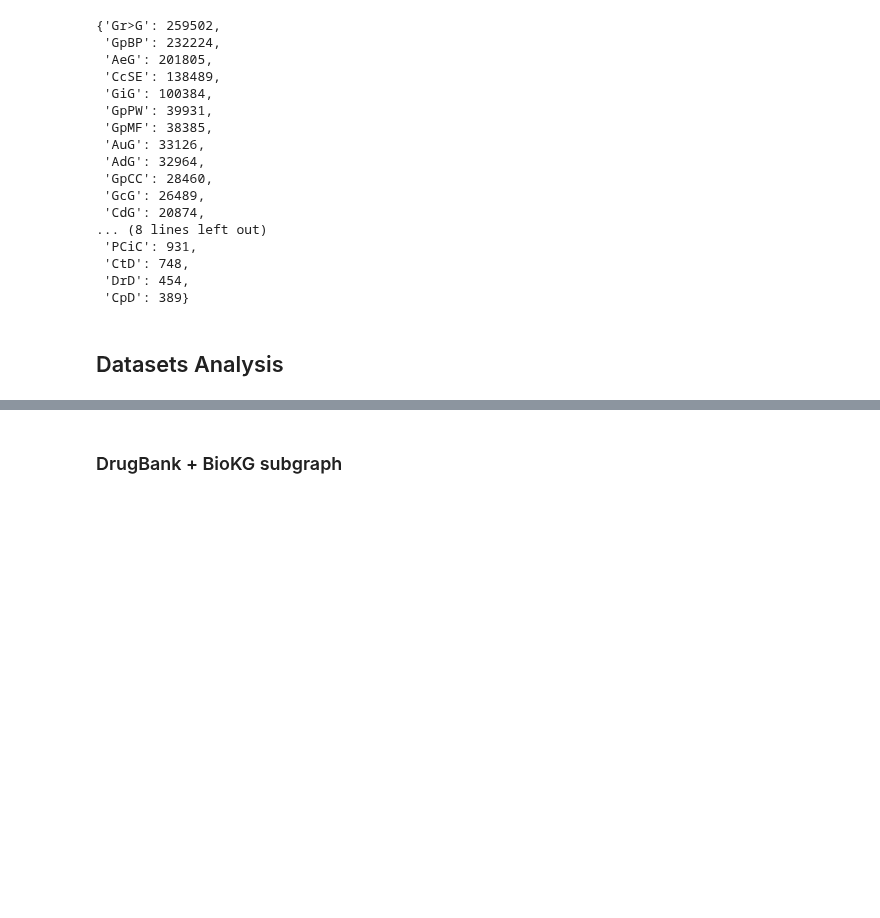
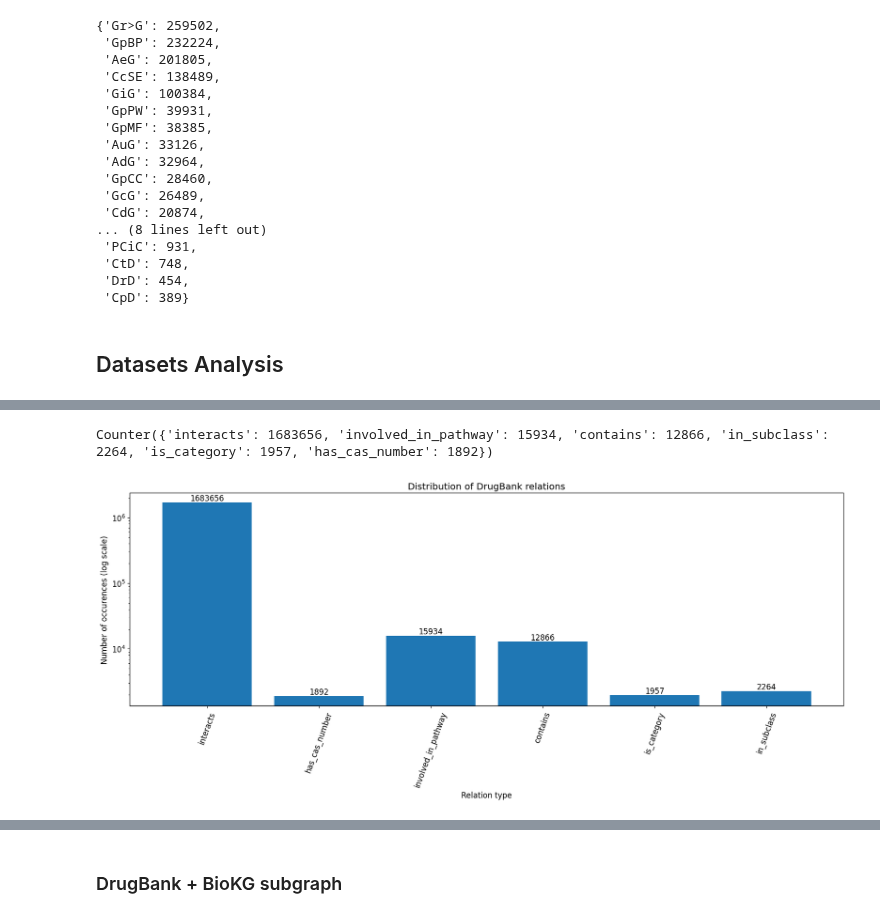
Before and after one commit to marketakrenkova/drug-interaction-prediction, a Jupyter notebook: data_processing/DataAnalysis.ipynb, the cells around one changed output, grey strips where cells are left out. Drawn from its saved outputs; the diff is of its cells as text; code cells hidden in the pictures; blank space fills up the shorter version.

Commit message:
data analysis + experiments

```diff
--- a/data_processing/DataAnalysis.ipynb
+++ b/data_processing/DataAnalysis.ipynb
@@ -223,3 +243,26 @@ Number of occurences of each relation type:
  'CpD': 389}
 # %% [markdown]
 ## Datasets Analysis
+# %%
+from collections import Counter
+import matplotlib.pyplot as plt
+
+plt.rcParams.update({'font.size': 12})
+
+def addlabels(x,y):
+    for i in range(len(x)):
+        plt.text(i, y[i], y[i], ha = 'center', va='bottom', fontsize='medium')
+
+def plot_relation_distribution(df, dataset):
+    counts = Counter(list(df.relation))
+    print(counts)
+
+    fig = plt.figure(figsize = (20, 6))
+    plt.bar(x=counts.keys(), height=counts.values())
+    plt.yscale('log')
+    addlabels(list(counts.keys()), list(counts.values()))
+    plt.xticks(rotation=70)
+    plt.xlabel('Relation type')
+    plt.ylabel('Number of occurences (log scale)')
+    plt.title(f'Distribution of {dataset} relations')
+    plt.show()
@@ -228,2 +320,7 @@ Number of occurences of each relation type:
 # %%
-drugbank_df = pd.read_csv(data_dir + 'triplets/train_drugbank.tsv')
+drugbank_df_train = pd.read_csv(data_dir + 'triplets/train_drugbank.tsv', sep='\t')
+drugbank_df_valid = pd.read_csv(data_dir + 'triplets/valid_drugbank.tsv', sep='\t')
+drugbank_df_test = pd.read_csv(data_dir + 'triplets/test_drugbank.tsv', sep='\t')
+
+drugbank_df = pd.concat([drugbank_df_train, drugbank_df_valid, drugbank_df_test])
+drugbank_df
@@ -229,0 +341,5 @@ drugbank_df = pd.read_csv(data_dir + 'triplets/train_drugbank.tsv')
+# %%
+plot_relation_distribution(drugbank_df, 'DrugBank')
+# %% [output]
+Counter({'interacts': 1683656, 'involved_in_pathway': 15934, 'contains': 12866, 'in_subclass': 2264, 'is_category': 1957, 'has_cas_number': 1892})
+[figure, added]
```
Also changed, not shown: parts of 16 cells of this notebook, 7 other files.
